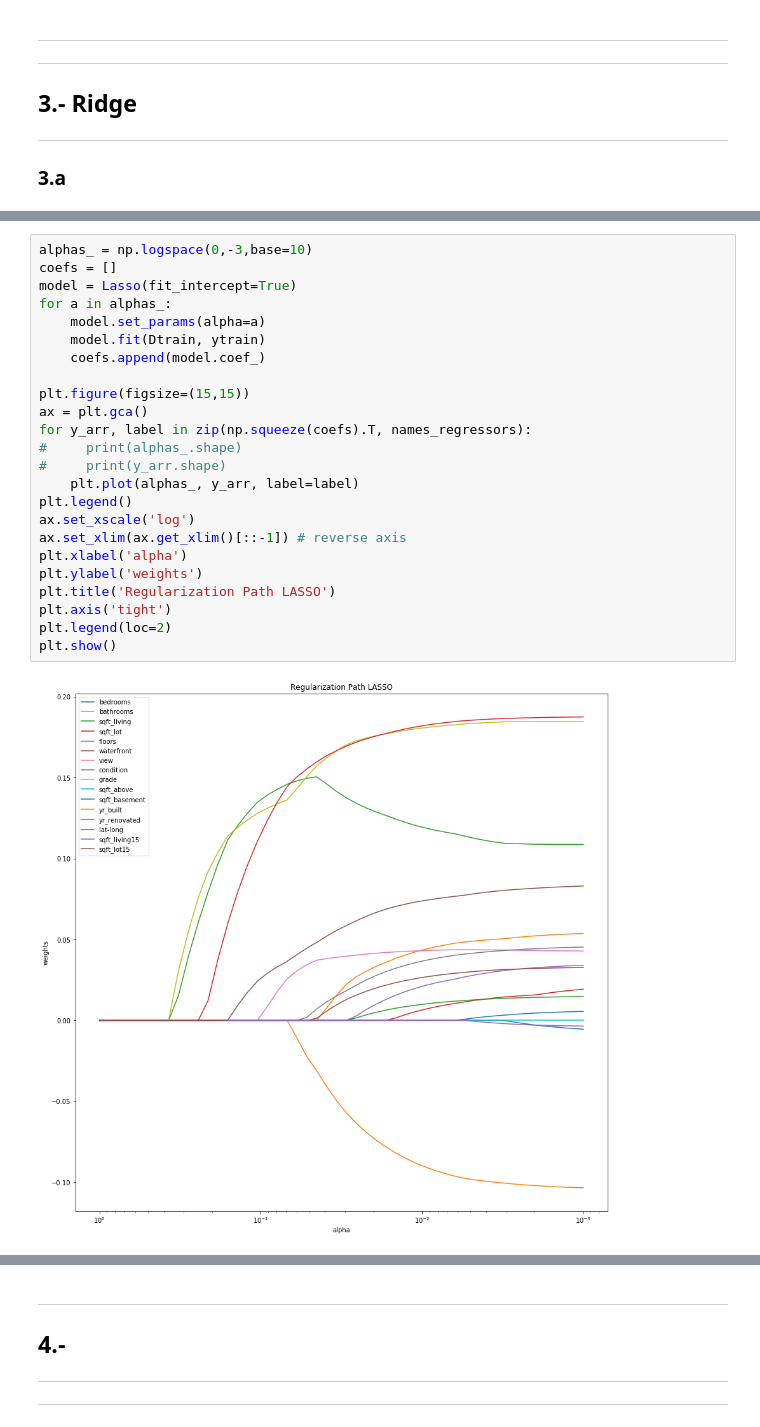
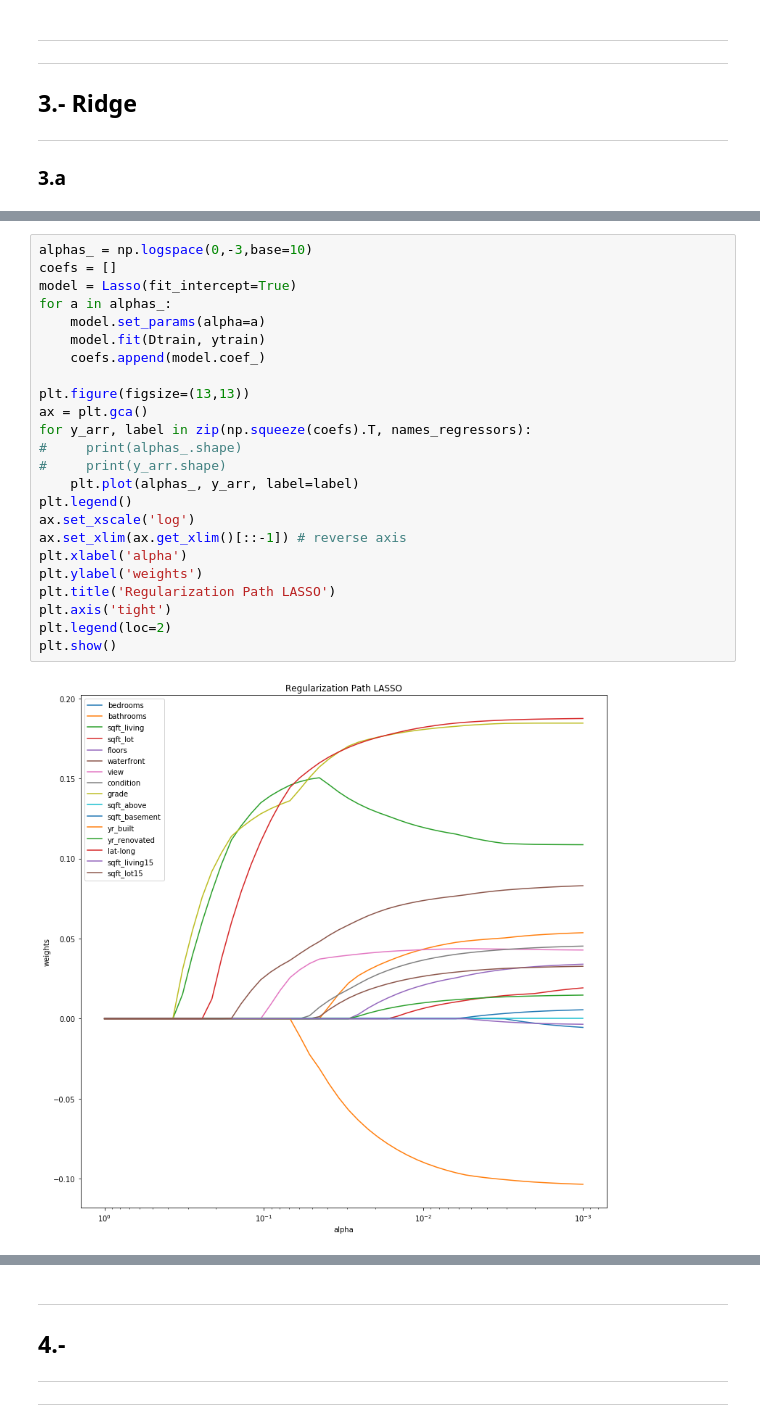
Before and after one commit to vlizanae/INF393, a Jupyter notebook: tarea-1/tarea-1.ipynb, the cells around one changed output, grey strips where cells are left out. Cells and saved outputs as stored; diff of their text form.

```diff
--- a/tarea-1/tarea-1.ipynb
+++ b/tarea-1/tarea-1.ipynb
@@ -515,27 +645,27 @@ plt.show()
 # %%
 alphas_ = np.logspace(0,-3,base=10)
 coefs = []
 model = Lasso(fit_intercept=True)
 for a in alphas_:
     model.set_params(alpha=a)
     model.fit(Dtrain, ytrain)
     coefs.append(model.coef_)
 
-plt.figure(figsize=(15,15))
+plt.figure(figsize=(13,13))
 ax = plt.gca()
 for y_arr, label in zip(np.squeeze(coefs).T, names_regressors):
 #     print(alphas_.shape)
 #     print(y_arr.shape)
     plt.plot(alphas_, y_arr, label=label)
 plt.legend()
 ax.set_xscale('log')
 ax.set_xlim(ax.get_xlim()[::-1]) # reverse axis
 plt.xlabel('alpha')
 plt.ylabel('weights')
 plt.title('Regularization Path LASSO')
 plt.axis('tight')
 plt.legend(loc=2)
 plt.show()
 # %% [output]
-[figure, old version]
+[figure, new version]
 # %%
```
Also changed, not shown: parts of 29 cells of this notebook, 29 other files.
